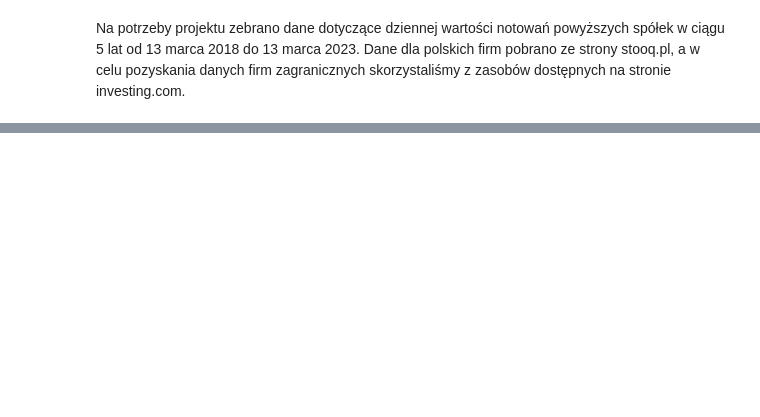
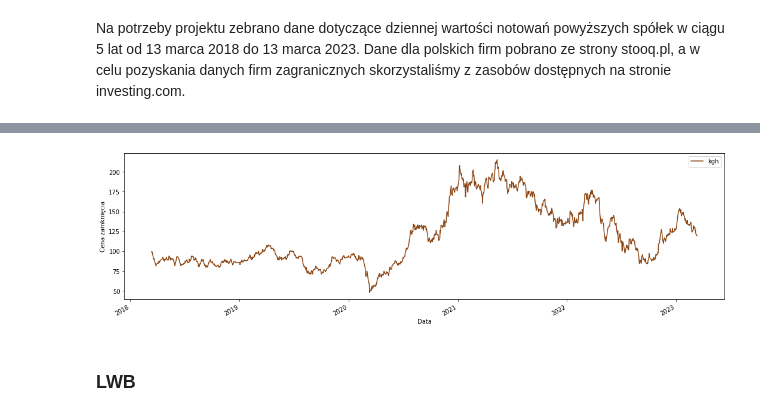
Before and after one commit to KasiaLewandowska/Analiza-portfelowa-spolek-energetycznych, a Jupyter notebook: Projekt.ipynb, the cells around one changed output, grey strips where cells are left out. Cells and saved outputs as stored; diff of their text form; code cells hidden in the pictures; blank space fills up the shorter version.

```diff
--- a/Projekt.ipynb
+++ b/Projekt.ipynb
@@ -48,0 +57,13 @@ Na potrzeby projektu zebrano dane dotyczące dziennej wartości notowań powyżs
+# %%
+def notowania_dataframe(spolka, y):
+  spolka_dane = pd.read_csv(f'{spolka}.csv')
+  spolka_dane = spolka_dane[['Data', y]]
+  spolka_dane = spolka_dane.rename(columns={y: spolka})
+  return spolka_dane
+# %%
+def notowania_wykresy(spolka, color):
+    fig, ax = plt.subplots(figsize=(18, 5))
+    spolka.plot(x='Data', y=spolka.columns[1], kind='line', ax=ax, color=color)
+    ax.set_xlabel('Data')
+    ax.set_ylabel('Cena zamknięcia')
+    plt.show()
@@ -48,0 +72,4 @@ Na potrzeby projektu zebrano dane dotyczące dziennej wartości notowań powyżs
+# %%
+spolka1 = notowania_dataframe('kgh', 'Zamkniecie')
+spolka1['Data'] = pd.to_datetime(spolka1['Data'], format='%Y-%m-%d')
+spolka1
@@ -48,0 +90,6 @@ Na potrzeby projektu zebrano dane dotyczące dziennej wartości notowań powyżs
+# %%
+notowania_wykresy(spolka1, 'saddlebrown')
+# %% [output]
+[figure, added]
+# %% [markdown]
+### LWB
```
Also changed, not shown: parts of 21 cells of this notebook.
